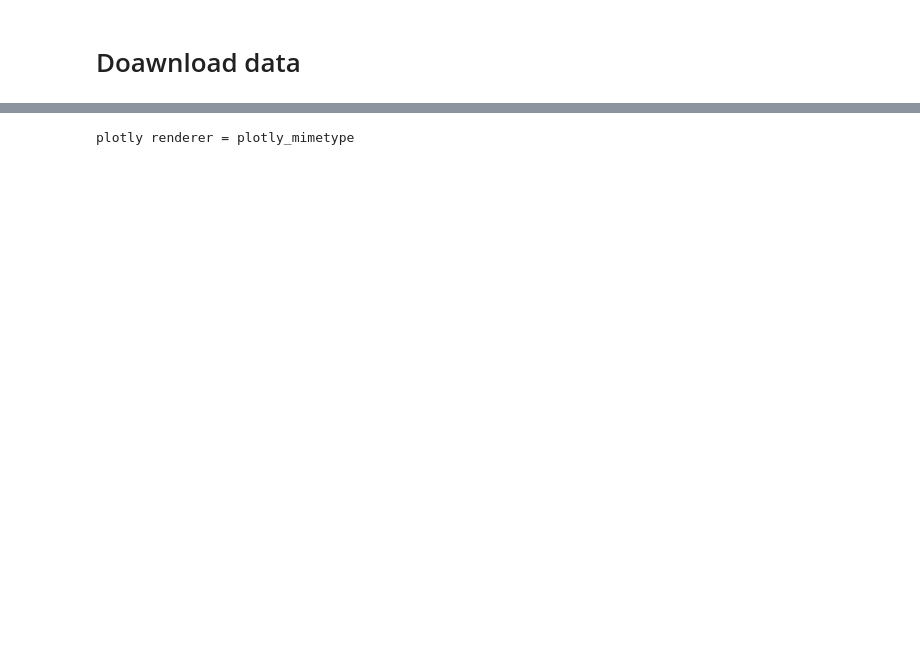
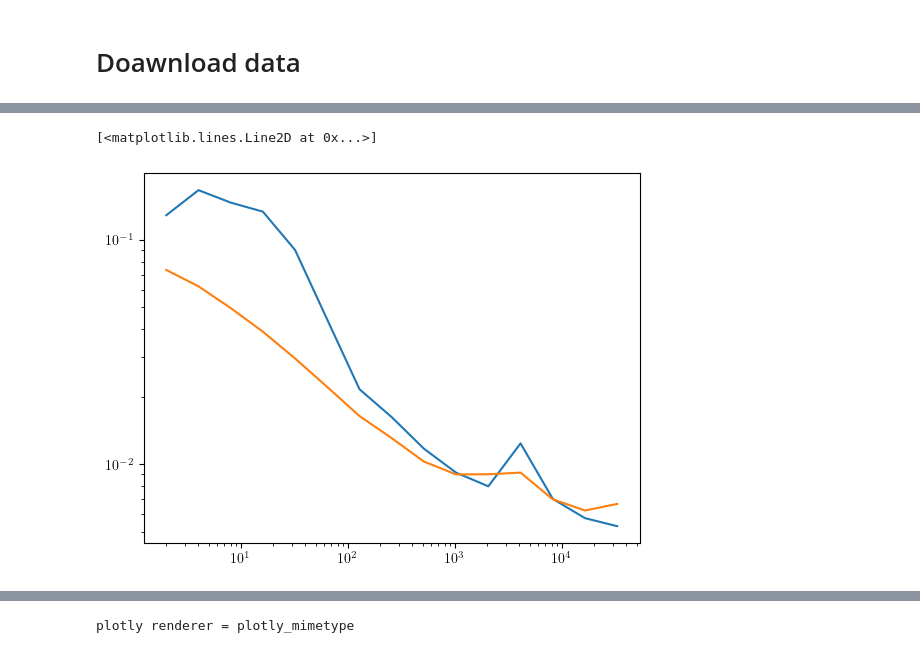
Before and after one commit to nsioulas/MHDTurbPy, a Jupyter notebook: Notebooks_Examples/SOLO.ipynb, the cells around one changed output, grey strips where cells are left out. Cells and saved outputs as stored; diff of their text form; code cells hidden in the pictures; blank space fills up the shorter version.

```diff
--- a/Notebooks_Examples/SOLO.ipynb
+++ b/Notebooks_Examples/SOLO.ipynb
@@ -307,0 +438,12 @@ NameError: name 'func' is not defined
+# %%
+N = 1
+
+plt.loglog(pt_5['scales'], pt_5['SF_Bmod'].T[N]/pt_5['SF_trace'].T[N])
+plt.loglog(pt_2['scales'], pt_2['SF_Bmod'].T[N]/ pt_2['SF_trace'].T[N])
+
+
+# plt.loglog(pt_5['scales'], pt_5['SF_Bmod'].T[1])
+# plt.loglog(pt_2['scales'], pt_2['SF_Bmod'].T[1])
+# %% [output]
+[<matplotlib.lines.Line2D at 0x...>]
+[figure, added]
```
Also changed, not shown: parts of 38 cells of this notebook, 3 other files.
